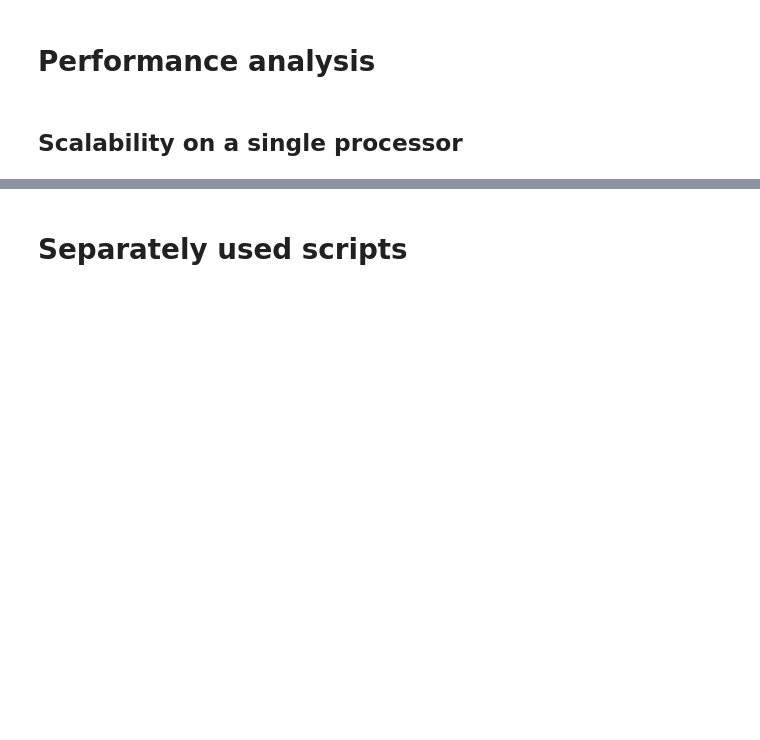
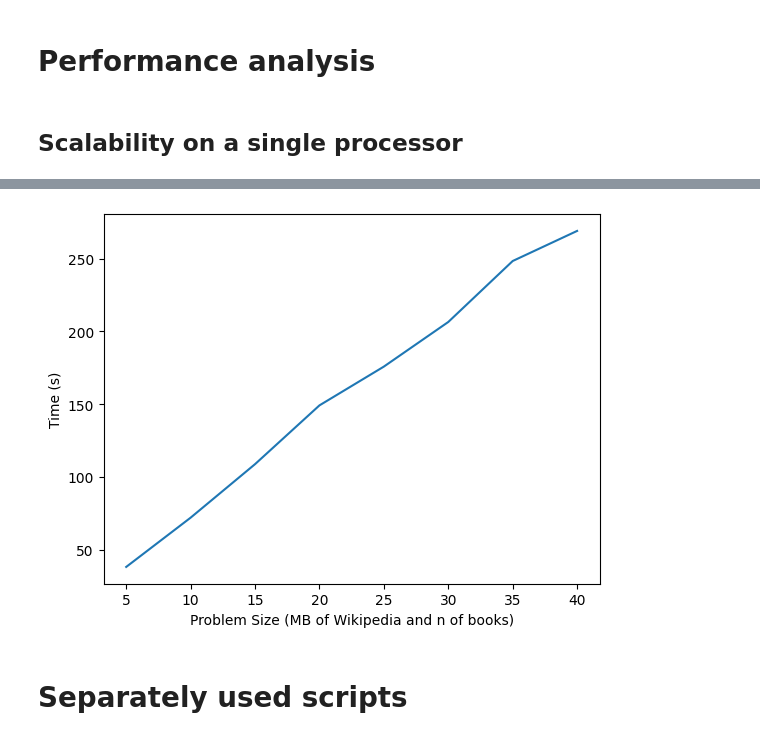
Before and after one commit to vk4444/DATA301_Project, a Jupyter notebook: code.ipynb, the cells around one changed output, grey strips where cells are left out. Saved outputs shown, nothing was run; the diff lists cells and outputs as text; code cells hidden in the pictures; blank space fills up the shorter version.

Commit message:
added single machine graph

```diff
--- a/code.ipynb
+++ b/code.ipynb
@@ -1317,0 +1323,11 @@ KeyboardInterrupt:
+# %%
+problem_size = [5, 10, 15, 20, 25, 30, 35, 40]
+times = [38.32, 72.12, 108.85, 149.19, 175.81, 206.43, 248.28, 268.93]
+
+fig, ax = plt.subplots()             # Create a figure containing a single Axes.
+ax.plot(problem_size, times)  # real data
+ax.set_xlabel("Problem Size (MB of Wikipedia and n of books)")
+ax.set_ylabel('Time (s)')
+plt.show()
+# %% [output]
+[figure, added]
```
Also changed, not shown: parts of 8 cells of this notebook.
